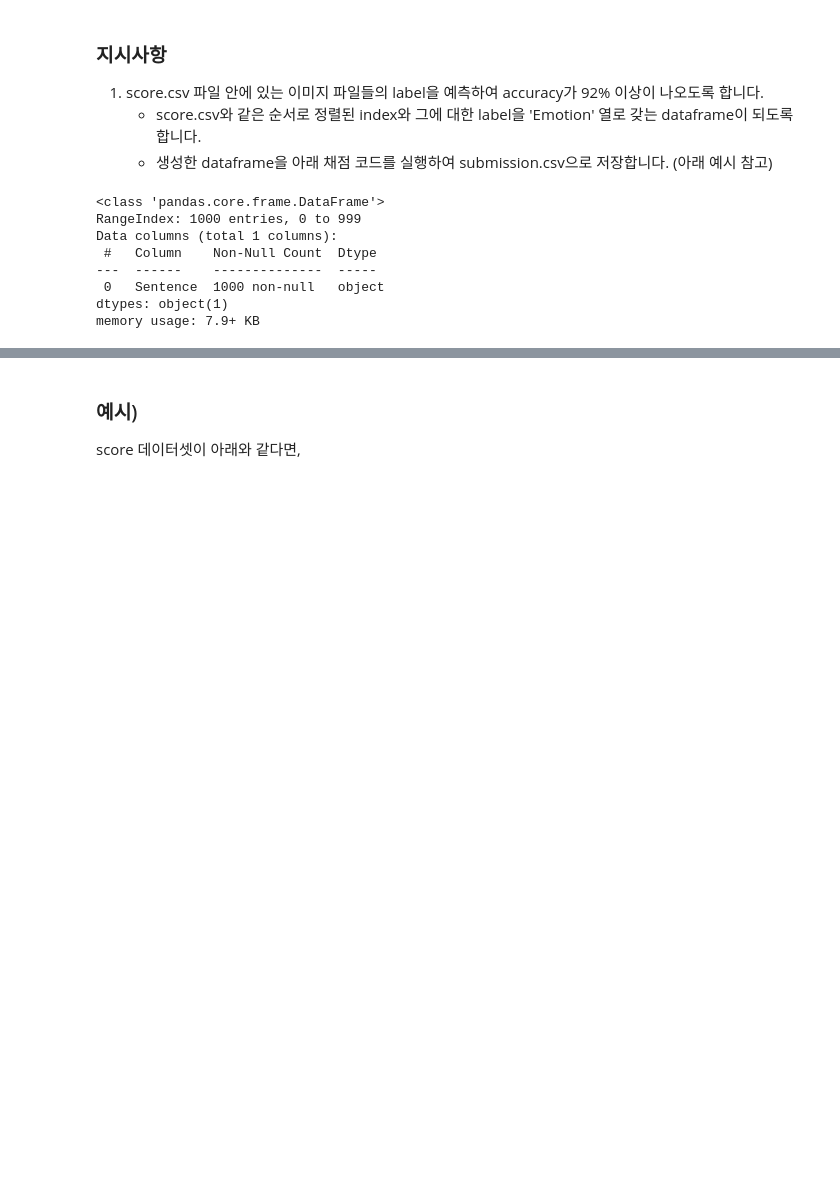
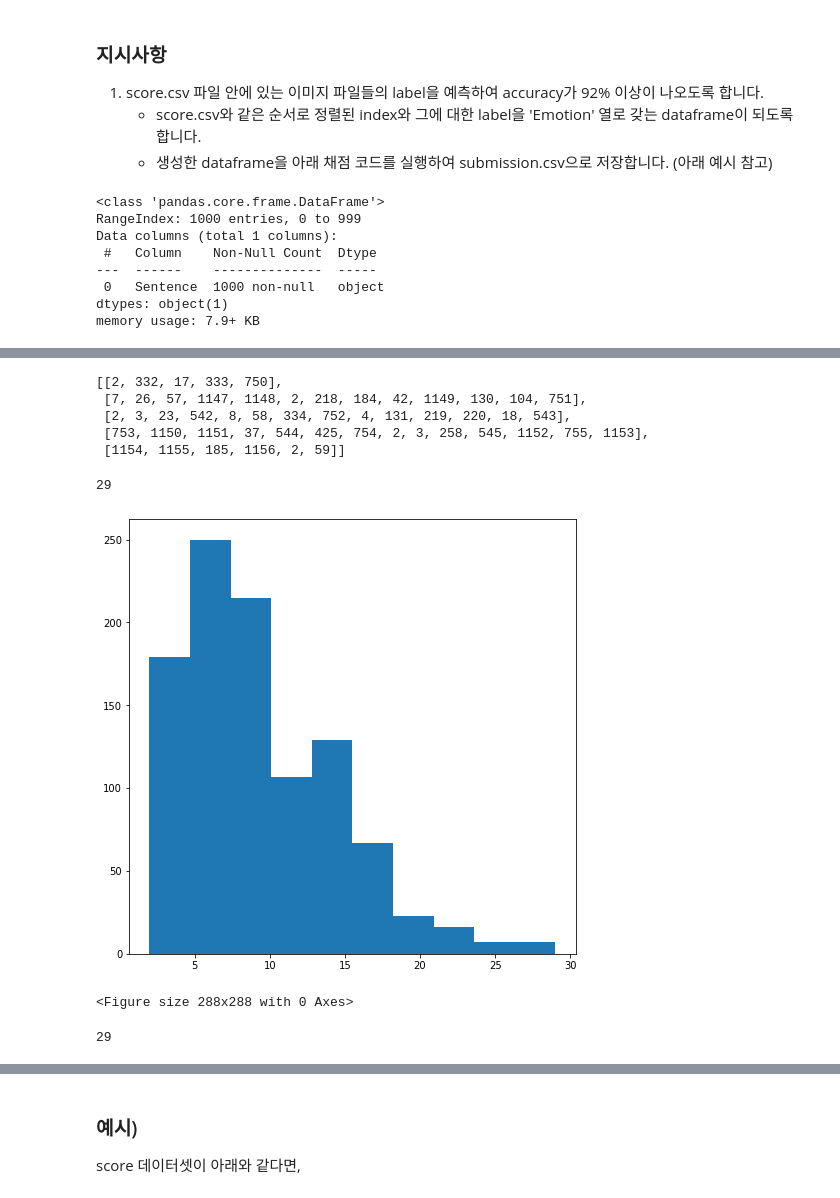
Before and after one commit to hyeri2565/machine-learning, a Jupyter notebook: sentimental_analysis.ipynb, the cells around one changed output, grey strips where cells are left out. Saved outputs shown, nothing was run; the diff lists cells and outputs as text; code cells hidden in the pictures; blank space fills up the shorter version.

```diff
--- a/sentimental_analysis.ipynb
+++ b/sentimental_analysis.ipynb
@@ -940,0 +954,56 @@ df_val=pd.read_csv('/content/drive/MyDrive/team03/data/val.txt',header=None,sep=
+# %%
+#불용어
+
+filtered_sentence_score = []
+for sentence in df_test_feature['token_sentence']:
+    # stopword 제거
+    word_token = []
+    for word in sentence:
+      if word not in stop_words:
+          word_token.append(word)
+    filtered_sentence_score.append(word_token)
+# %%
+#표준화
+
+stemming_sentence_score = []
+for sentence in filtered_sentence_score:
+    word_token = []
+    for word in sentence:
+      word_token.append(stemmer.stem(word))
+
+    stemming_sentence_score.append(word_token)
+# %%
+#BoW
+
+tokenizer_score_bow=Tokenizer(oov_token='UNK')
+## tokenizer를 이용하여 BoW만들기
+tokenizer_score_bow.fit_on_texts(stemming_sentence_score)
+# %%
+#padding
+
+## stemming_sentence를 index의 sequence로 변경하기
+X_score=tokenizer_score_bow.texts_to_sequences(stemming_sentence_score)
+X_score[:5]
+# %% [output]
+[[2, 332, 17, 333, 750],
+ [7, 26, 57, 1147, 1148, 2, 218, 184, 42, 1149, 130, 104, 751],
+ [2, 3, 23, 542, 8, 58, 334, 752, 4, 131, 219, 220, 18, 543],
+ [753, 1150, 1151, 37, 544, 425, 754, 2, 3, 258, 545, 1152, 755, 1153],
+ [1154, 1155, 185, 1156, 2, 59]]
+# %%
+num_token_per_sentence2 = [ len(sentence) for sentence in X_score ]
+print(max(num_token_per_sentence2))
+
+## 히스토그램 그리는 방법 찾아서 출력하기, num_token_per_sentence로 그리기
+plt.hist(num_token_per_sentence2)
+plt.figure(figsize=(4,4))
+plt.show()
+# %% [output]
+29
+[figure, added]
+<Figure size 288x288 with 0 Axes>
+# %%
+X_score_pad=pad_sequences(X_score)
+len(X_score_pad[0,:])
+# %% [output]
+29
```
Also changed, not shown: parts of 14 cells of this notebook.
